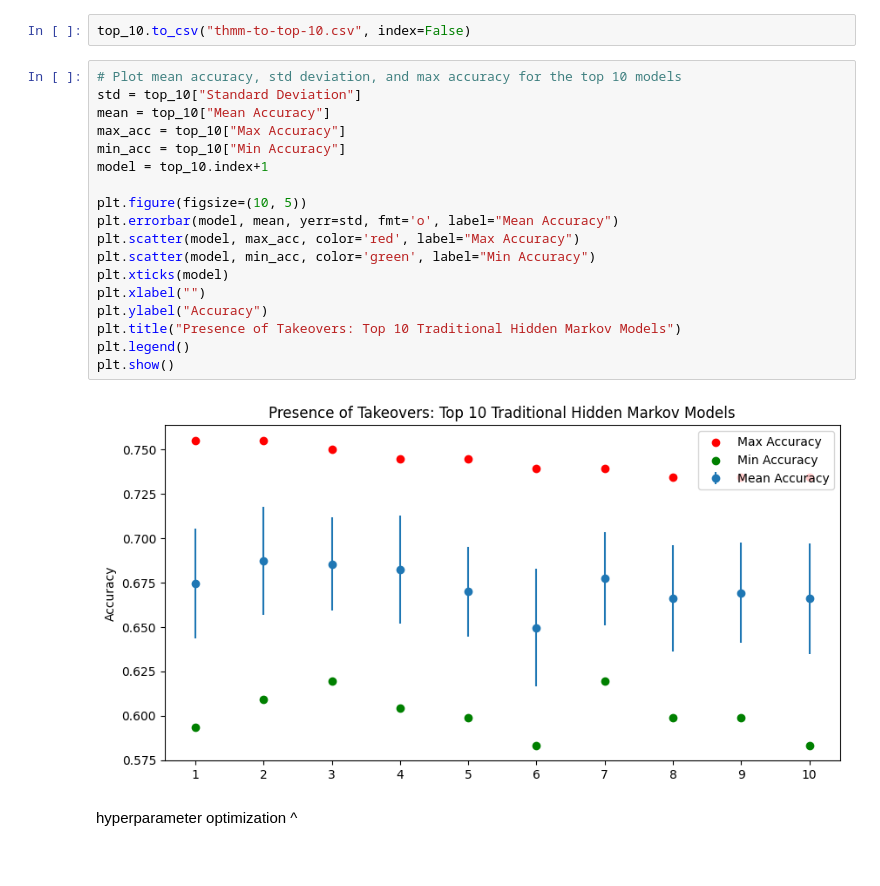
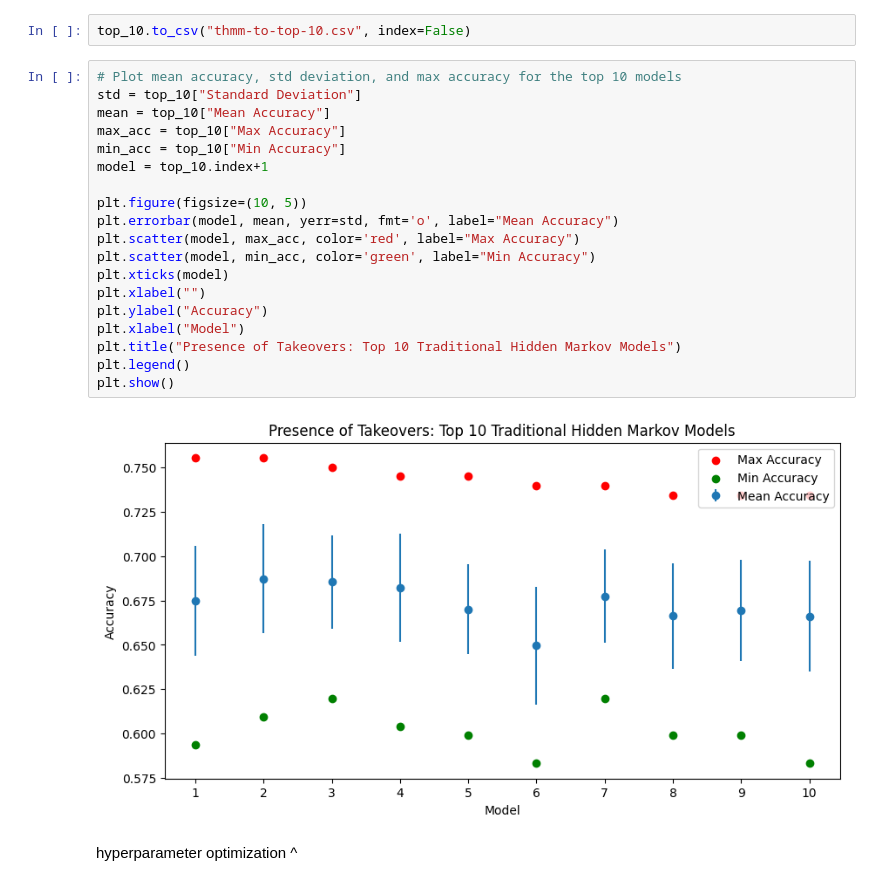
Before and after one commit to Joelmillr/AV-TO-Through-the-Lens-of-Driver-Physiological-Signals, a Jupyter notebook: Results Analysis/THMM - TO Results.ipynb, the cells around one changed output. Cells and saved outputs as stored; diff of their text form.

```diff
--- a/Results Analysis/THMM - TO Results.ipynb
+++ b/Results Analysis/THMM - TO Results.ipynb
@@ -45,23 +45,24 @@ top_10.to_csv("thmm-to-top-10.csv", index=False)
 # %%
 # Plot mean accuracy, std deviation, and max accuracy for the top 10 models
 std = top_10["Standard Deviation"]
 mean = top_10["Mean Accuracy"]
 max_acc = top_10["Max Accuracy"]
 min_acc = top_10["Min Accuracy"]
 model = top_10.index+1
 
 plt.figure(figsize=(10, 5))
 plt.errorbar(model, mean, yerr=std, fmt='o', label="Mean Accuracy")
 plt.scatter(model, max_acc, color='red', label="Max Accuracy")
 plt.scatter(model, min_acc, color='green', label="Min Accuracy")
 plt.xticks(model)
 plt.xlabel("")
 plt.ylabel("Accuracy")
+plt.xlabel("Model")
 plt.title("Presence of Takeovers: Top 10 Traditional Hidden Markov Models")
 plt.legend()
 plt.show()
 # %% [output]
-[figure, old version]
+[figure, new version]
 # %% [markdown]
 hyperparameter optimization ^
 # %%
```
Also changed, not shown: 5 other files.
